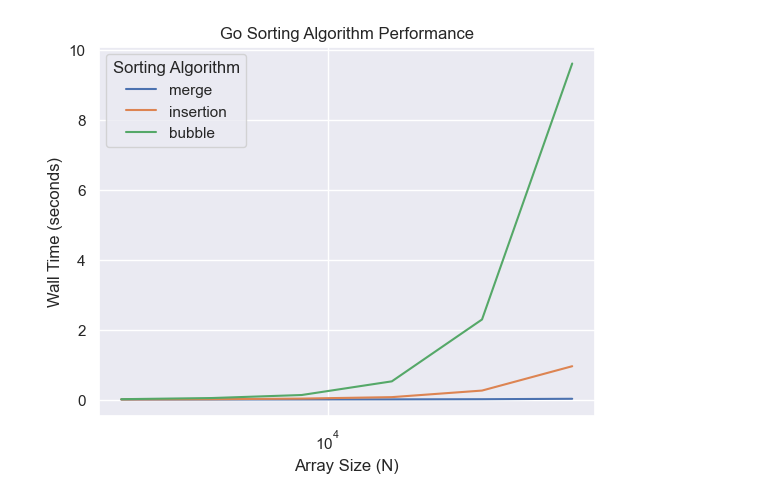
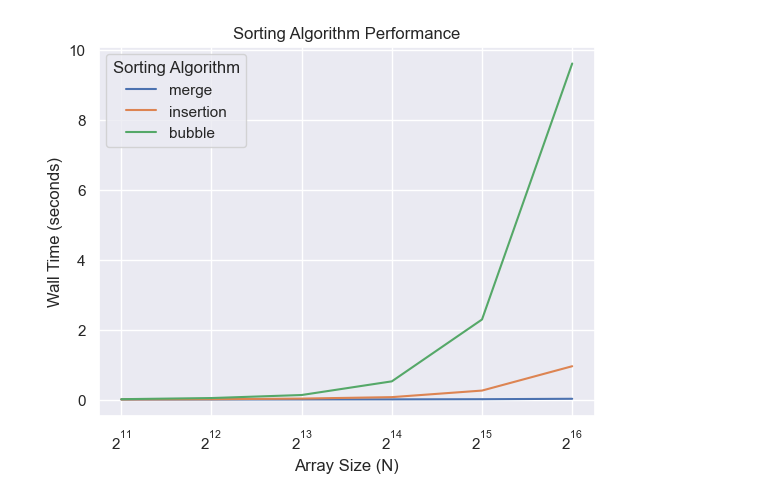
Before and after one commit to Jensen-holm/SortAlg-Lab, a Jupyter notebook: dataVis/plot.ipynb, the cells around one changed output. Cells and saved outputs as stored; diff of their text form; code cells hidden in the pictures.

```diff
--- a/dataVis/plot.ipynb
+++ b/dataVis/plot.ipynb
@@ -18,20 +37,20 @@ df.head()
 # %%
 # log plot of time complexity of
 # each sorting function we tested
 
 sns.lineplot(
     x=df["N"],
     y=df["Wall Time"],
     hue=df["Function"],
     data=df,
 )
 
-plt.xscale('log')
-# plt.yscale('log')
-plt.title('Go Sorting Algorithm Performance')
+plt.xscale('log', base=2)
+# plt.yscale('log', base=2)
+plt.title('Sorting Algorithm Performance')
 plt.xlabel('Array Size (N)')
 plt.ylabel('Wall Time (seconds)')
 plt.legend(title='Sorting Algorithm')
 plt.show()
 # %% [output]
-[figure, old version]
+[figure, new version]
```
Also changed, not shown: parts of 4 cells of this notebook.
